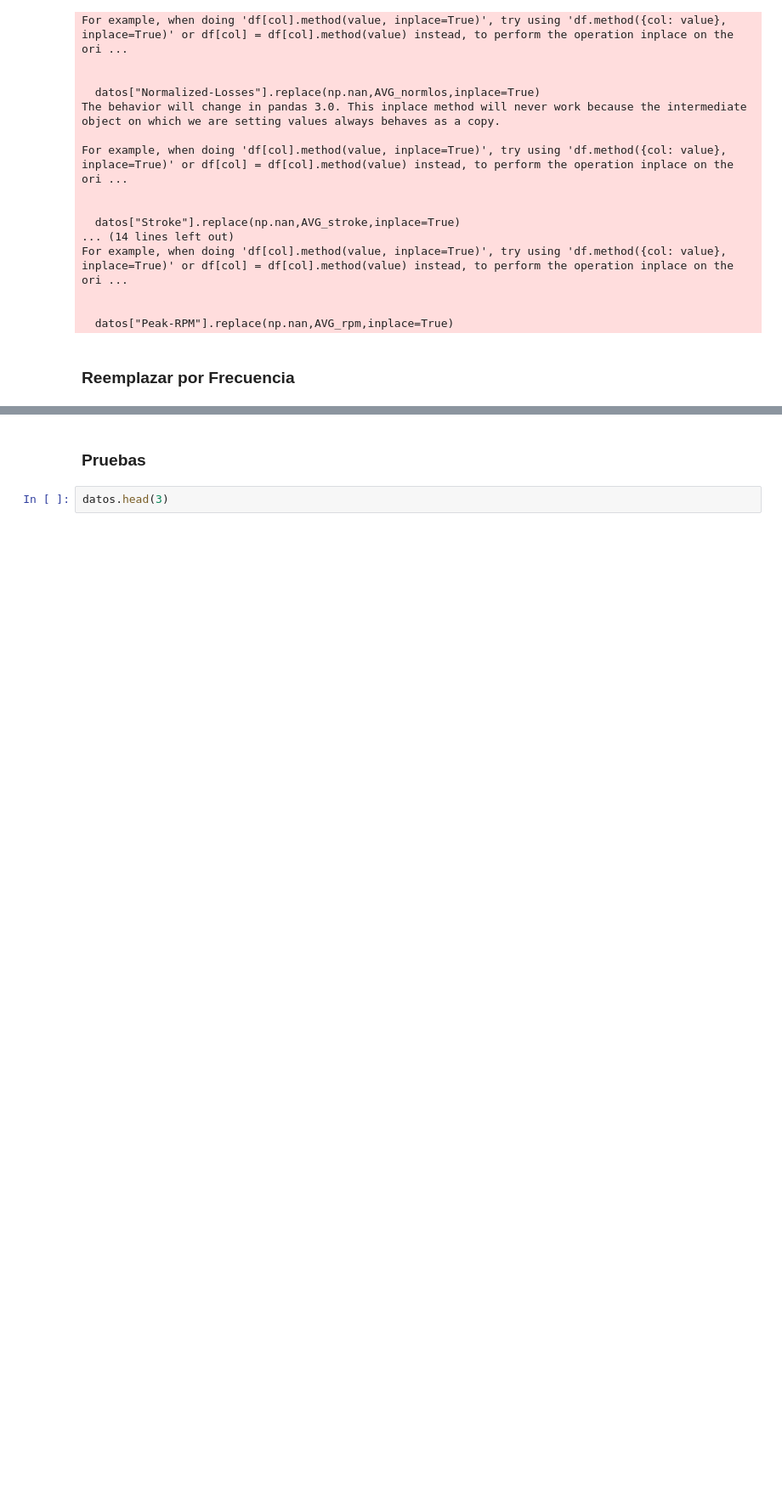
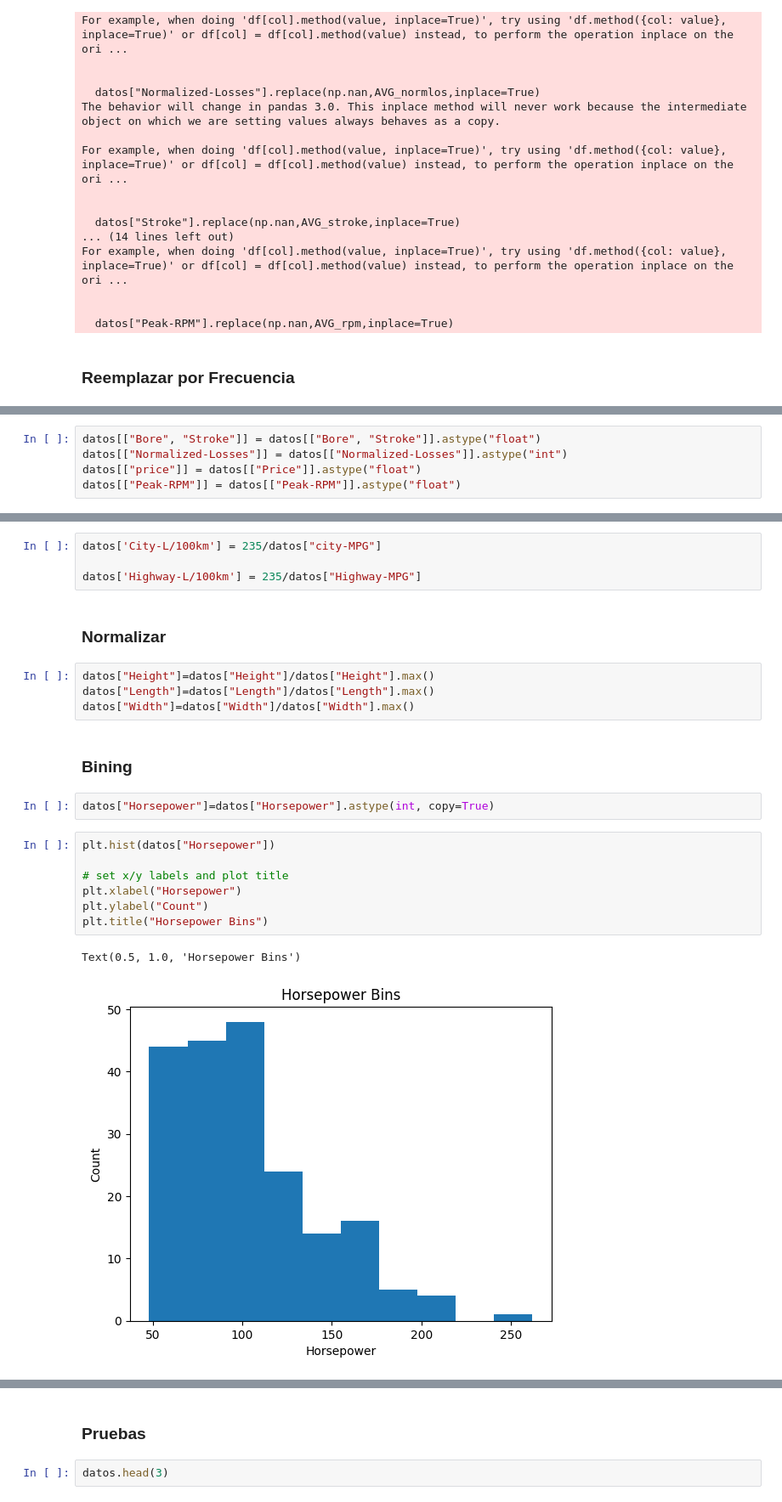
Before and after one commit to CRUBIOHE/Cursos, a Jupyter notebook: Curso_Python.ipynb, the cells around one changed output, grey strips where cells are left out. Shown: that part at 85% size. Saved outputs shown, nothing was run; the diff lists cells and outputs as text; blank space fills up the shorter version.

```diff
--- a/Curso_Python.ipynb
+++ b/Curso_Python.ipynb
@@ -120,0 +137,5 @@ datos["Num-of-Doors"]
+# %%
+datos[["Bore", "Stroke"]] = datos[["Bore", "Stroke"]].astype("float")
+datos[["Normalized-Losses"]] = datos[["Normalized-Losses"]].astype("int")
+datos[["price"]] = datos[["Price"]].astype("float")
+datos[["Peak-RPM"]] = datos[["Peak-RPM"]].astype("float")
@@ -120,0 +144,24 @@ datos["Num-of-Doors"]
+# %%
+datos['City-L/100km'] = 235/datos["city-MPG"]
+
+datos['Highway-L/100km'] = 235/datos["Highway-MPG"]
+# %% [markdown]
+### Normalizar
+# %%
+datos["Height"]=datos["Height"]/datos["Height"].max()
+datos["Length"]=datos["Length"]/datos["Length"].max()
+datos["Width"]=datos["Width"]/datos["Width"].max()
+# %% [markdown]
+### Bining
+# %%
+datos["Horsepower"]=datos["Horsepower"].astype(int, copy=True)
+# %%
+plt.hist(datos["Horsepower"])
+
+# set x/y labels and plot title
+plt.xlabel("Horsepower")
+plt.ylabel("Count")
+plt.title("Horsepower Bins")
+# %% [output]
+Text(0.5, 1.0, 'Horsepower Bins')
+[figure, added]
```
Also changed, not shown: parts of 11 cells of this notebook.
